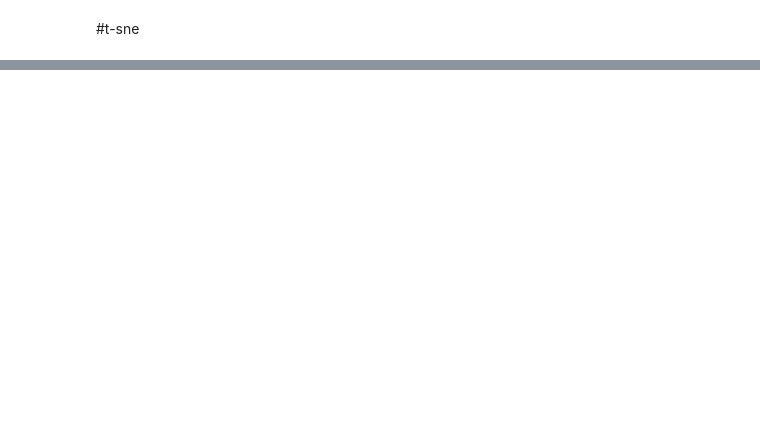
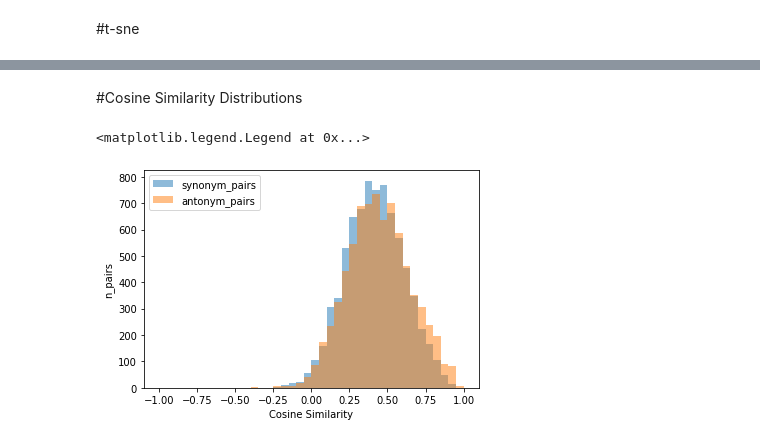
Before and after one commit to abhisikdar/COMS6998-ML-Probabilistic-Programming, a Jupyter notebook: MLPP+Final+Code+Unified.ipynb, the cells around one changed output, grey strips where cells are left out. Saved outputs shown, nothing was run; the diff lists cells and outputs as text; code cells hidden in the pictures; blank space fills up the shorter version.

```diff
--- a/MLPP+Final+Code+Unified.ipynb
+++ b/MLPP+Final+Code+Unified.ipynb
@@ -161,0 +263,35 @@ for X_embedded in X_embedded_list:
+# %% [markdown]
+#Cosine Similarity Distributions
+# %%
+embd_pairs = pickle.load(open("pairs.pkl", "rb"))
+
+X = embd_pairs[:,:200]
+y = embd_pairs[:,200]
+
+X_w1 = X[:, :100]
+X_w2 = X[:, 100:]
+
+X_w1_transformed = transform_model1(X_w1)
+X_w2_transformed = transform_model1(X_w2)
+
+synonyms = []
+antonyms = []
+synonyms_transformed = []
+antonyms_transformed = []
+
+for i in range(len(y)):
+    if y[i]:
+        synonyms.append(1 - spatial.distance.cosine(X_w1[i], X_w2[i]))
+    else:
+        antonyms.append(1 - spatial.distance.cosine(X_w1[i], X_w2[i]))
+
+plt.hist(synonyms, bins=40, range=(-1, 1), alpha=0.5, label='synonym_pairs')
+plt.xticks(np.arange(-1, 1.25, step=0.25))
+plt.hist(antonyms, bins=40, range=(-1, 1), alpha=0.5, label='antonym_pairs')
+plt.xticks(np.arange(-1, 1.25, step=0.25))
+plt.xlabel("Cosine Similarity")
+plt.ylabel("n_pairs")
+plt.legend(loc='best')
+# %% [output]
+<matplotlib.legend.Legend at 0x...>
+[figure, added]
```
Also changed, not shown: parts of 12 cells of this notebook.
